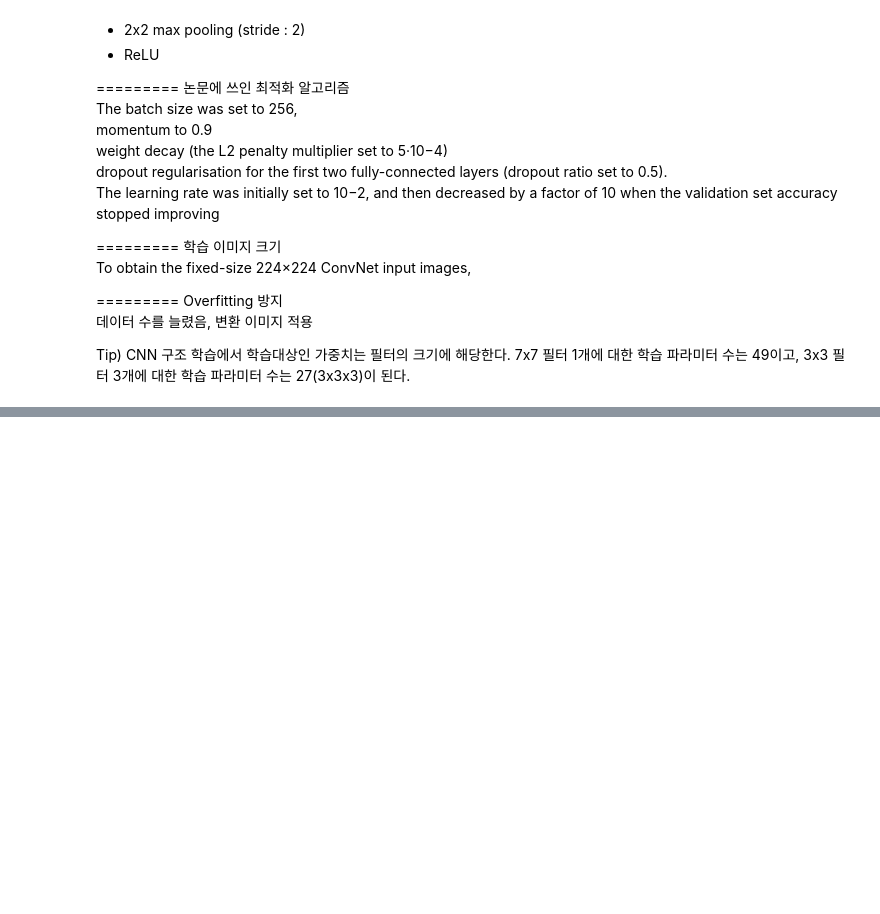
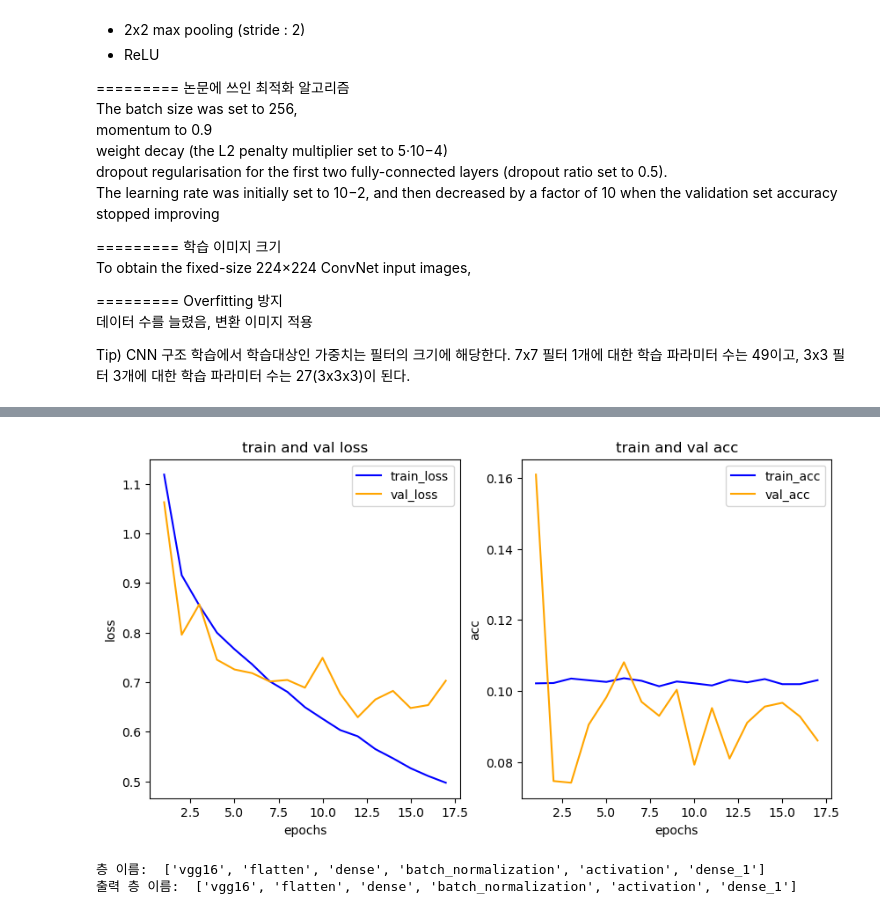
Before and after one commit to chickengak/TIL, a Jupyter notebook: dev-journey/deep_learning_vgg16.ipynb, the cells around one changed output, grey strips where cells are left out. Drawn from its saved outputs; the diff is of its cells as text; code cells hidden in the pictures; blank space fills up the shorter version.

```diff
--- a/dev-journey/deep_learning_vgg16.ipynb
+++ b/dev-journey/deep_learning_vgg16.ipynb
@@ -33,0 +147,13 @@ Tip) CNN 구조 학습에서 학습대상인 가중치는 필터의 크기에
+# %%
+""" ▶ Step 4. 모델 학습하기 """
+
+def get_step(train_len, batch_size):
+    if (train_len % batch_size) > 0:
+        return train_len // batch_size + 1
+    else:
+        return train_len // batch_size
+
+hist = model.fit(train_generator, epochs = 17,
+                 steps_per_epoch = get_step(len(x_train), batch_size),
+                 validation_data = val_generator,
+                 validation_steps = get_step(len(x_val), batch_size))
@@ -33,0 +178,47 @@ Tip) CNN 구조 학습에서 학습대상인 가중치는 필터의 크기에
+# %%
+""" ▶ Step 5. 확인 및 평가 """
+
+import matplotlib.pyplot as plt
+
+hist_dict = hist.history
+loss = hist_dict['loss']
+val_loss = hist_dict['val_loss']
+
+epochs = range(1, len(loss) + 1)
+fig = plt.figure(figsize=(10, 5))
+
+# 훈련 및 검증 손실 그리기
+ax1 = fig.add_subplot(1, 2, 1)
+ax1.plot(epochs, loss, color = 'blue', label = 'train_loss')
+ax1.plot(epochs, val_loss, color = 'orange', label = 'val_loss')
+ax1.set_title('train and val loss')
+ax1.set_xlabel('epochs')
+ax1.set_ylabel('loss')
+ax1.legend()
+
+acc = hist_dict['acc']
+val_acc = hist_dict['val_acc']
+
+# 훈련 및 검증 정확도 그리기
+ax2 = fig.add_subplot(1, 2, 2)
+ax2.plot(epochs, acc, color = 'blue', label = 'train_acc')
+ax2.plot(epochs, val_acc, color = 'orange', label = 'val_acc')
+ax2.set_title('train and val acc')
+ax2.set_xlabel('epochs')
+ax2.set_ylabel('acc')
+ax2.legend()
+
+plt.show()
+# %% [output]
+[figure, added]
+# %%
+#6-1
+import tensorflow as tf
+
+get_layer_name = [layer.name for layer in model.layers]
+get_output = [layer.output for layer in model.layers]
+print('층 이름: ', get_layer_name)
+print('출력 층 이름: ', get_layer_name)
+# %% [output]
+층 이름:  ['vgg16', 'flatten', 'dense', 'batch_normalization', 'activation', 'dense_1']
+출력 층 이름:  ['vgg16', 'flatten', 'dense', 'batch_normalization', 'activation', 'dense_1']
```
Also changed, not shown: parts of 6 cells of this notebook, 4 other files.
